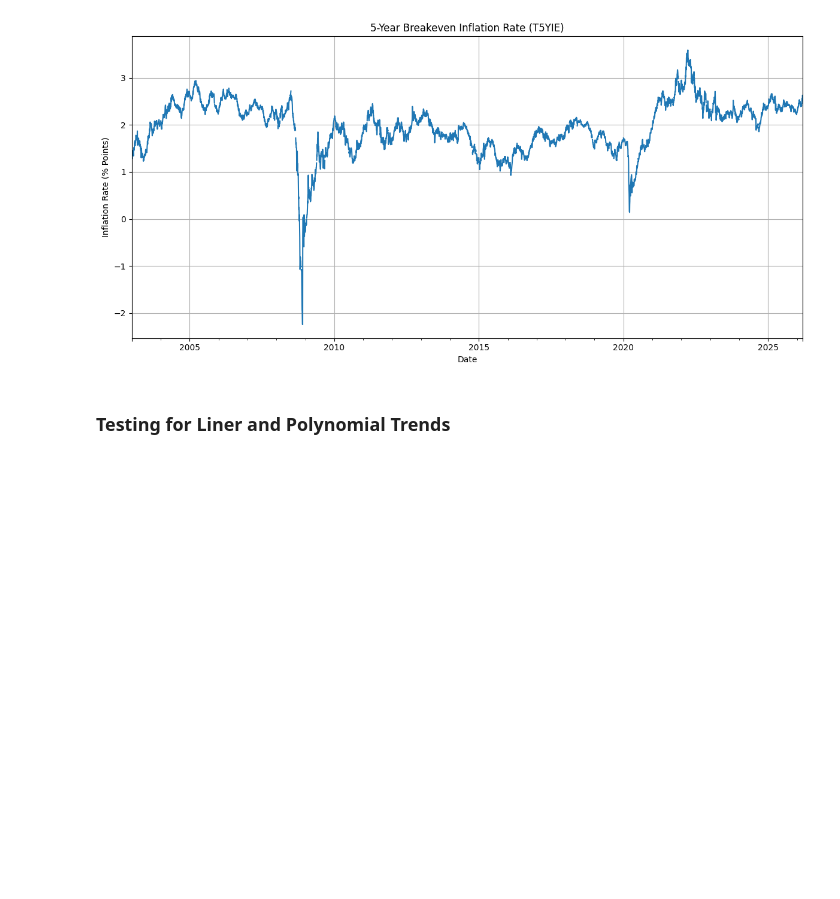
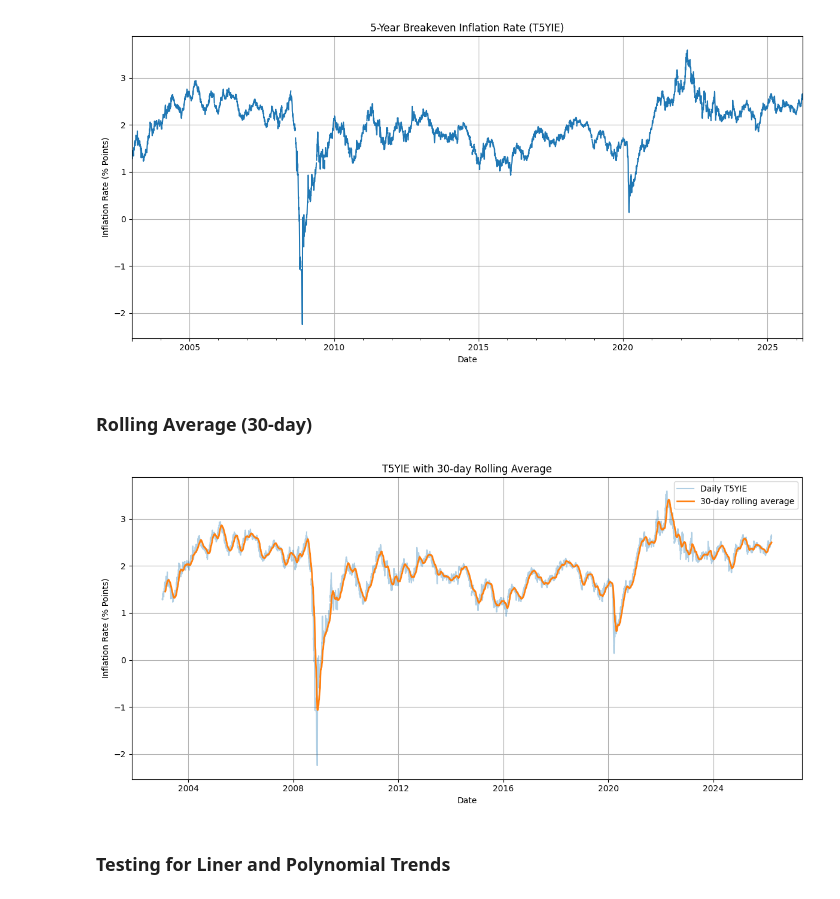
Before and after one commit to EladBenjo/fomc-forecasting, a Jupyter notebook: notebooks/T5YIE_ts_analysis.ipynb, the cells around one changed output. Saved outputs shown, nothing was run; the diff lists cells and outputs as text; code cells hidden in the pictures; blank space fills up the shorter version.

```diff
--- a/notebooks/T5YIE_ts_analysis.ipynb
+++ b/notebooks/T5YIE_ts_analysis.ipynb
@@ -15 +13,9 @@ FRED_API_KEY = 'YOUR_FRED_API_KEY'
+# %%
+import os
+from dotenv import load_dotenv
+
+load_dotenv()
+FRED_API_KEY = os.getenv("FRED_API_KEY")
+if not FRED_API_KEY:
+    raise ValueError("Missing FRED_API_KEY. Add it to your .env file in the repo root.")
 # %%
@@ -67,6 +82,23 @@ plt.tight_layout()
 plt.show()
 # %% [output]
 [figure]
+# %% [markdown]
+### Rolling Average (30-day)
+# %%
+rolling_30d = t5yie_data.dropna().rolling(window=30).mean()
+
+plt.figure(figsize=(12, 6))
+plt.plot(t5yie_data.index, t5yie_data.values, label='Daily T5YIE', alpha=0.35)
+plt.plot(rolling_30d.index, rolling_30d.values, label='30-day rolling average', linewidth=2)
+plt.title('T5YIE with 30-day Rolling Average')
+plt.xlabel('Date')
+plt.ylabel('Inflation Rate (% Points)')
+plt.grid(True)
+plt.legend()
+plt.tight_layout()
+plt.show()
+# %% [output]
+[figure, added]
 # %% [markdown]
 ### Testing for Liner and Polynomial Trends
 # %%
```
Also changed, not shown: parts of 16 cells of this notebook.
